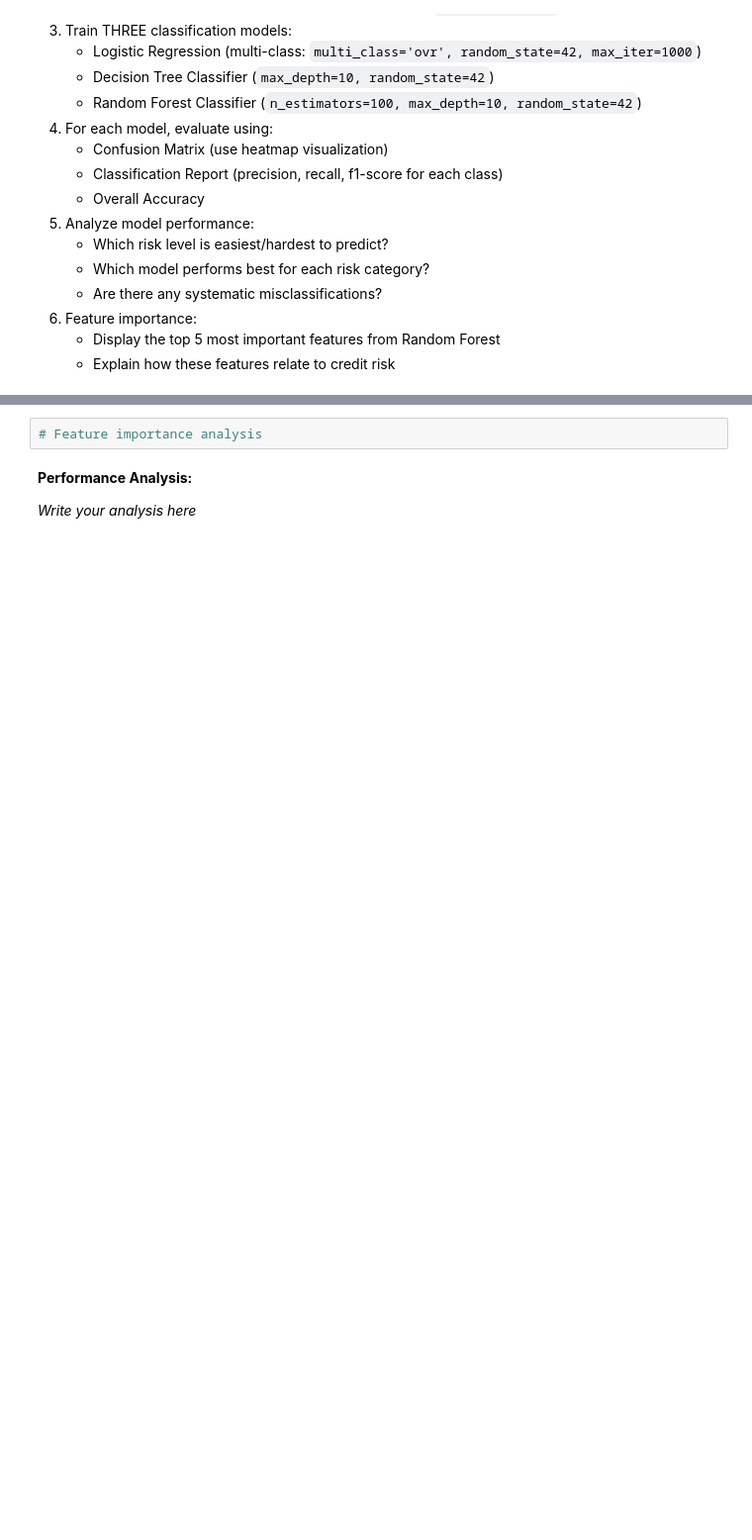
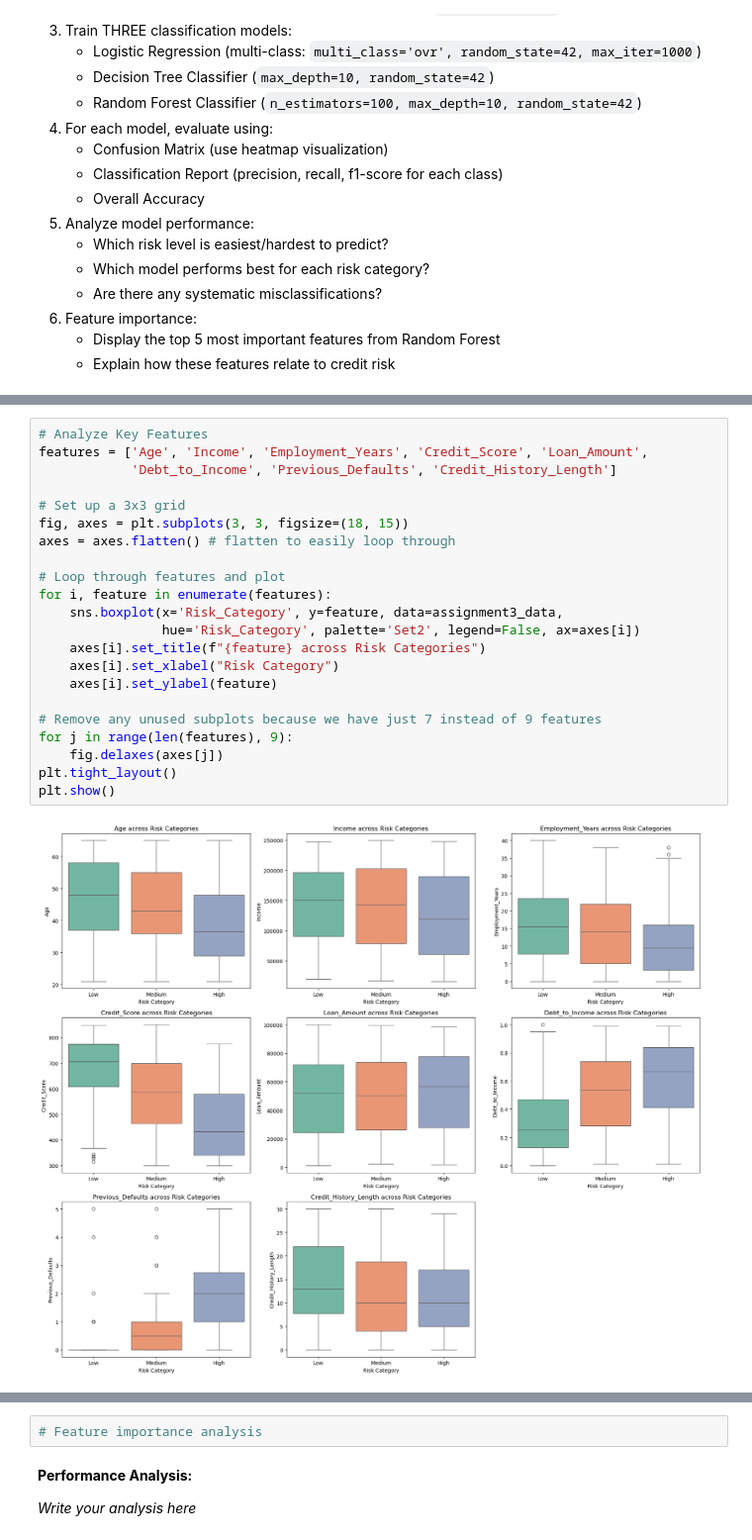
Before and after one commit to Blessing-Ekeh/dataraflow-week16-Regression, a Jupyter notebook: Take Home.ipynb, the cells around one changed output, grey strips where cells are left out. Shown at 99% size. Saved outputs shown, nothing was run; the diff lists cells and outputs as text; blank space fills up the shorter version.

```diff
--- a/Take Home.ipynb
+++ b/Take Home.ipynb
@@ -1087,0 +1170,24 @@ Higher threshold for cost control and efficiency.
+# %%
+# Analyze Key Features
+features = ['Age', 'Income', 'Employment_Years', 'Credit_Score', 'Loan_Amount',
+            'Debt_to_Income', 'Previous_Defaults', 'Credit_History_Length']
+
+# Set up a 3x3 grid
+fig, axes = plt.subplots(3, 3, figsize=(18, 15))
+axes = axes.flatten() # flatten to easily loop through
+
+# Loop through features and plot
+for i, feature in enumerate(features):
+    sns.boxplot(x='Risk_Category', y=feature, data=assignment3_data,
+                hue='Risk_Category', palette='Set2', legend=False, ax=axes[i])
+    axes[i].set_title(f"{feature} across Risk Categories")
+    axes[i].set_xlabel("Risk Category")
+    axes[i].set_ylabel(feature)
+
+# Remove any unused subplots because we have just 7 instead of 9 features
+for j in range(len(features), 9):
+    fig.delaxes(axes[j])
+plt.tight_layout()
+plt.show()
+# %% [output]
+[figure, added]
```
Also changed, not shown: parts of 25 cells of this notebook.
